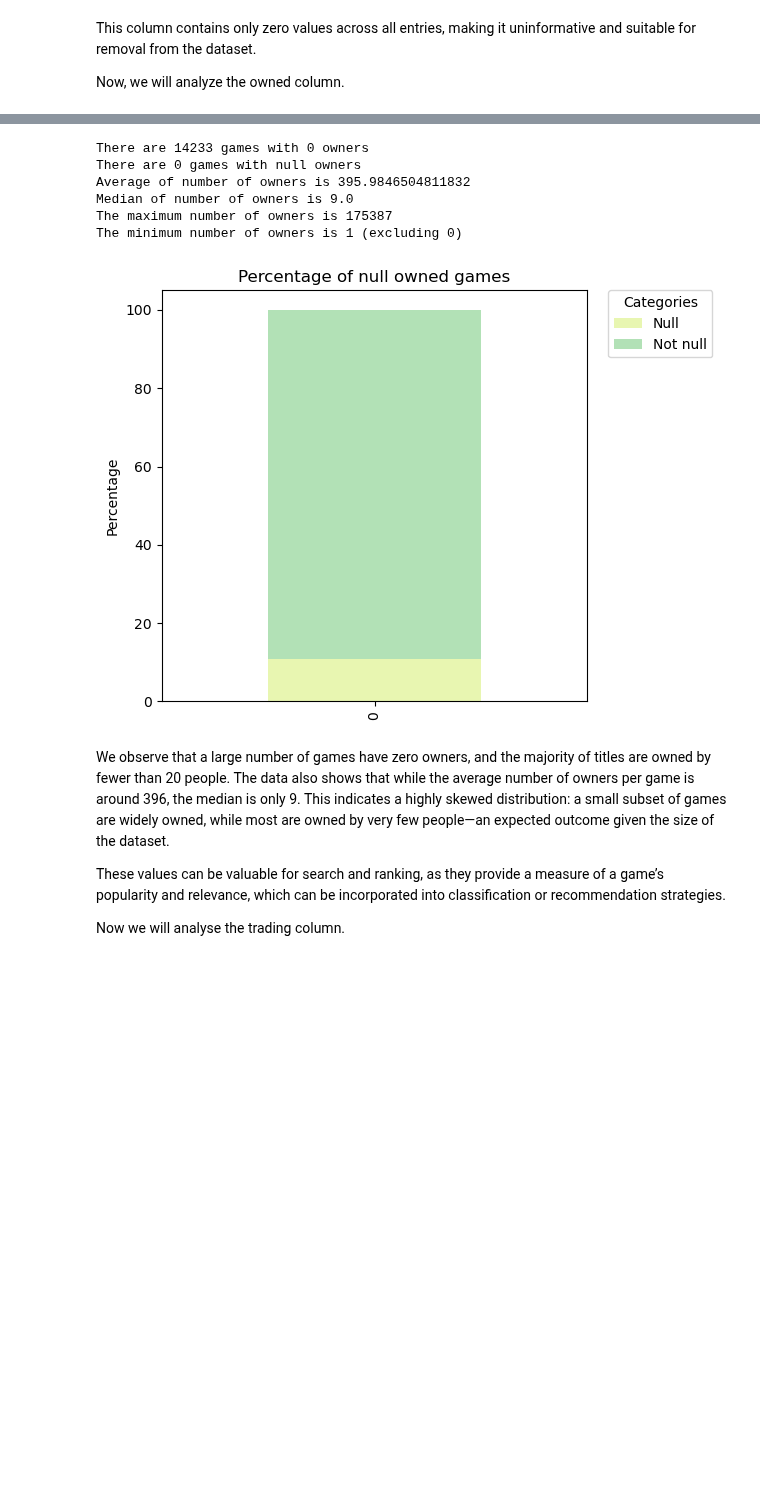
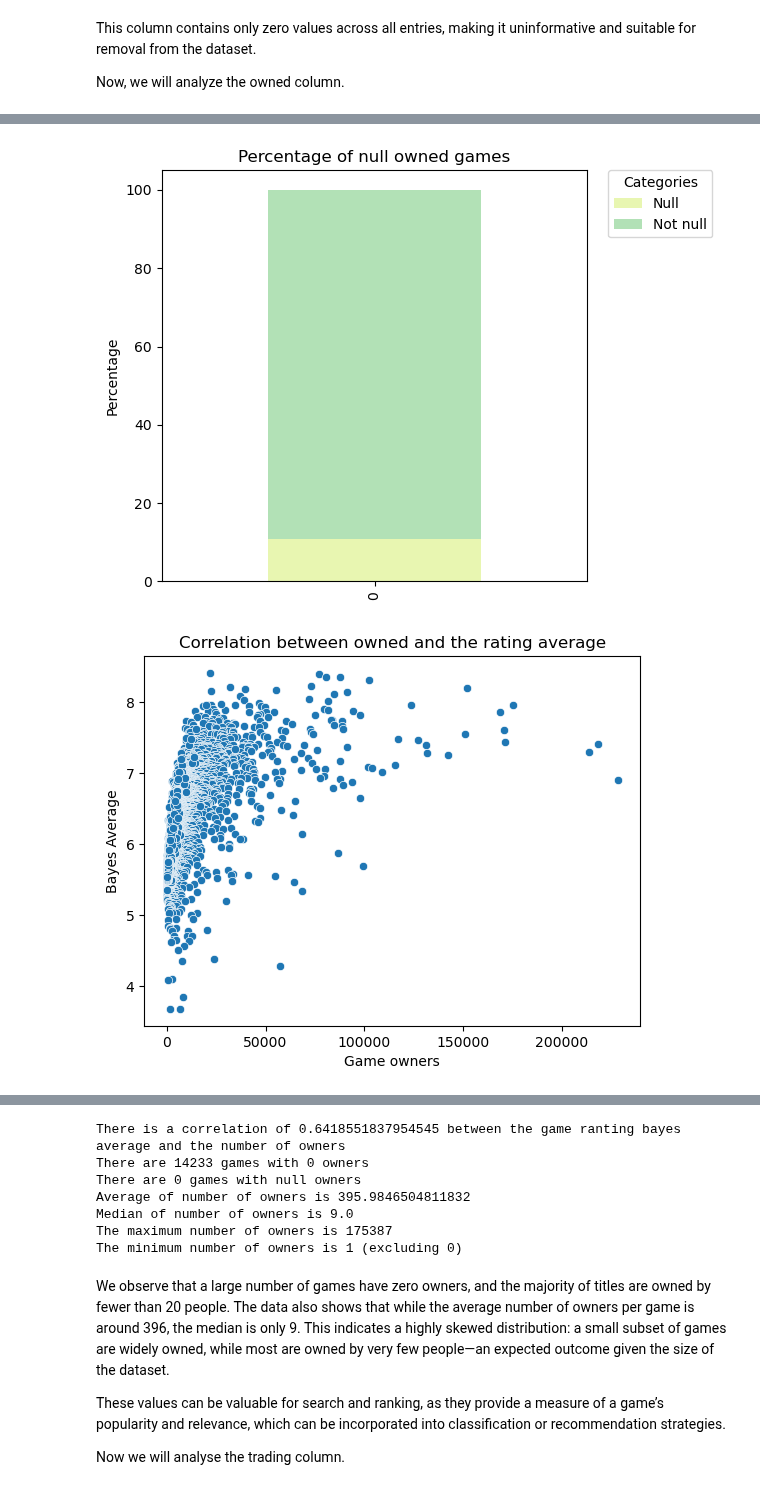
Before and after one commit to LsFaria04/PRI_Board_Games_Search_System, a Jupyter notebook: analysis.ipynb, the cells around one changed output, grey strips where cells are left out. Saved outputs shown, nothing was run; the diff lists cells and outputs as text; code cells hidden in the pictures; blank space fills up the shorter version.

Commit message:
Added scatter plots

```diff
--- a/analysis.ipynb
+++ b/analysis.ipynb
@@ -1120,30 +1122,49 @@ plt.ylabel("Percentage")
 plt.title("Percentage of games per number of owners")
 plt.legend(bbox_to_anchor=(1.05, 1), loc="upper left", borderaxespad=0, title = "Number of owners")
 plt.tight_layout()
 plt.show()
 
 counts = pd.Series({
     "Null": ((df["owned"].isna() ) | (df["owned"] == 0)).sum(),
     "Not null": (df["owned"].notna() & (df["owned"] != 0)).sum()
 })
 percentages = counts / counts.sum() * 100
 null_med_percentage =  pd.DataFrame([percentages])
 null_med_percentage .plot(
     kind="bar", stacked=True, color=sb.color_palette("YlGnBu")
 )
 plt.ylabel("Percentage")
 plt.title("Percentage of null owned games")
 plt.legend(bbox_to_anchor=(1.05, 1), loc="upper left", borderaxespad=0, title = "Categories")
 plt.tight_layout()
+plt.show()
+
+sb.scatterplot(non_zero_average_bayes, x = "owned", y = "bayesaverage")
+plt.title("Correlation between owned and the rating average")
+plt.xlabel("Game owners")
+plt.ylabel("Bayes Average")
+plt.show()
+
+owned_less_20000 = non_null_owned [(non_null_owned["bayesaverage"] != 0) & (non_null_owned["owned"] < 20000)]
+sb.scatterplot(owned_less_20000, x = "owned", y = "bayesaverage")
+plt.title("Correlation between owned and the rating average (less than 20000 owners)")
+plt.xlabel("Game owners")
+plt.ylabel("Bayes Average")
+plt.show()
+
+corr_value = non_zero_average_bayes["bayesaverage"].corr(df["owned"], method="pearson")
+print(f'There is a correlation of {corr_value} between the game ranting bayes average and the number of owners')
 
 print(f'There are {zero_owned.shape[0]} games with 0 owners')
 print(f'There are {null_owned.shape[0]} games with null owners')
 print(f'Average of number of owners is {df["owned"].mean()}')
 print(f'Median of number of owners is {df["owned"].median()}')
 print(f'The maximum number of owners is {max(non_null_owned["owned"])}')
 print(f'The minimum number of owners is {min(non_null_owned["owned"])} (excluding 0)')
 # %% [output]
 [figure]
 [figure]
 [figure]
 [figure]
+[figure]
+[figure, added]
@@ -1150,10 +1172,10 @@ print(f'The minimum number of owners is {min(non_null_owned["owned"])} (excludin
+There is a correlation of 0.6418551837954545 between the game ranting bayes average and the number of owners
 There are 14233 games with 0 owners
 There are 0 games with null owners
 Average of number of owners is 395.9846504811832
 Median of number of owners is 9.0
 The maximum number of owners is 175387
 The minimum number of owners is 1 (excluding 0)
-[figure]
 # %% [markdown]
 We observe that a large number of games have zero owners, and the majority of titles are owned by fewer than 20 people. The data also shows that while the average number of owners per game is around 396, the median is only 9. This indicates a highly skewed distribution: a small subset of games are widely owned, while most are owned by very few people—an expected outcome given the size of the dataset.
 
```
Also changed, not shown: parts of 5 cells of this notebook.
